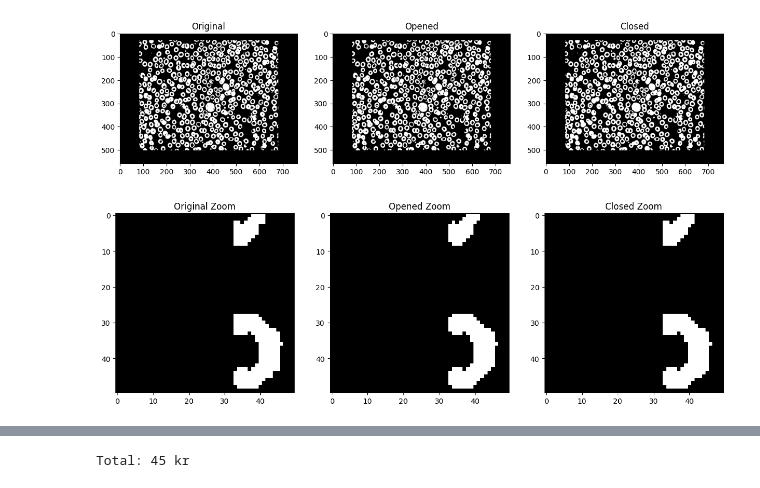
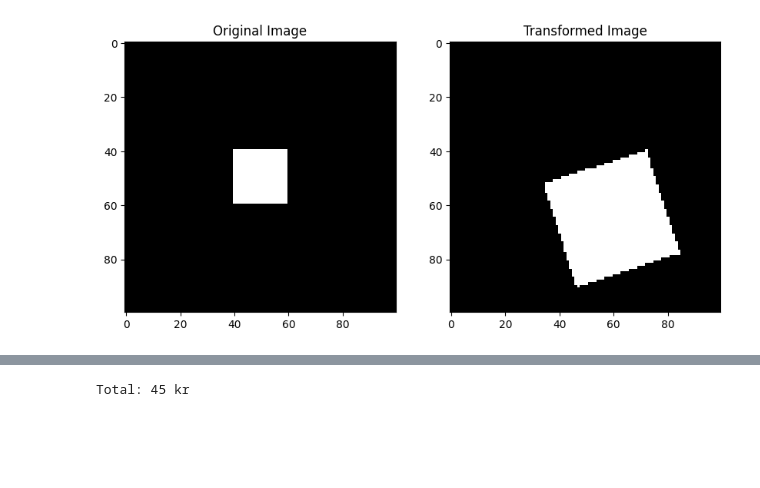
Before and after one commit to santiweide/SIG2025, a Jupyter notebook: code_week7/test.ipynb, the cells around one changed output, grey strips where cells are left out. Saved outputs shown, nothing was run; the diff lists cells and outputs as text; code cells hidden in the pictures; blank space fills up the shorter version.

```diff
--- a/code_week7/test.ipynb
+++ b/code_week7/test.ipynb
@@ -1,34 +1,43 @@
 # %%
+import numpy as np
+from skimage.transform import warp, AffineTransform
 import matplotlib.pyplot as plt
-from skimage import io, morphology
-from skimage.measure import label
 
-image = io.imread('../TestImages/Week 7/cells_binary_inv.png', as_gray=True)
-binary = image > 0.5
+def transform_image(image, s, theta, t):
+    # Compute center c
+    c = np.array([image.shape[1] / 2.0, image.shape[0] / 2.0])
 
-selem = morphology.disk(1)
+    # Transformation matrices
+    Tc_inv = np.array([[1, 0, -c[0]], [0, 1, -c[1]], [0, 0, 1]])
+    S = np.array([[s, 0, 0], [0, s, 0], [0, 0, 1]])
+    cos_theta, sin_theta = np.cos(theta), np.sin(theta)
+    R = np.array([[cos_theta, sin_theta, 0], [-sin_theta, cos_theta, 0], [0, 0, 1]])
+    Tc = np.array([[1, 0, c[0]], [0, 1, c[1]], [0, 0, 1]])
+    Tt = np.array([[1, 0, t[0]], [0, 1, t[1]], [0, 0, 1]])
 
-opened = morphology.opening(binary, selem)
-closed = morphology.closing(binary, selem)
+    # Combined transformation matrix
+    M = Tt @ Tc @ R @ S @ Tc_inv
+    inv_M = np.linalg.inv(M)
+    affine_transform = AffineTransform(matrix=inv_M)
 
-fig, axes = plt.subplots(1, 3, figsize=(15, 5))
-axes[0].imshow(binary, cmap='gray')
-axes[0].set_title('Original')
-axes[1].imshow(opened, cmap='gray')
-axes[1].set_title('Opened')
-axes[2].imshow(closed, cmap='gray')
-axes[2].set_title('Closed')
+    # Apply warp
+    return warp(image, affine_transform, order=0, preserve_range=True)
 
-y, x, h, w = 50, 50, 50, 50
-fig, axes = plt.subplots(1, 3, figsize=(15, 5))
-axes[0].imshow(binary[y:y+h, x:x+w], cmap='gray')
-axes[0].set_title('Original Zoom')
-axes[1].imshow(opened[y:y+h, x:x+w], cmap='gray')
-axes[1].set_title('Opened Zoom')
-axes[2].imshow(closed[y:y+h, x:x+w], cmap='gray')
-axes[2].set_title('Closed Zoom')
+image = np.zeros((100, 100))
+image[40:60, 40:60] = 1  # Week6 1.4
+
+s = 2
+theta = np.pi / 10
+t = (10.4, 15.7)
+
+transformed_image = transform_image(image, s, theta, t)
+
+fig, ax = plt.subplots(1, 2, figsize=(10, 5))
+ax[0].imshow(image, cmap='gray')
+ax[0].set_title("Original Image")
+ax[1].imshow(transformed_image, cmap='gray')
+ax[1].set_title("Transformed Image")
 plt.show()
 # %% [output]
-[figure, old version]
+[figure, new version]
-[figure, removed]
 # %%
```
Also changed, not shown: parts of 1 cell of this notebook, 6 other files.
